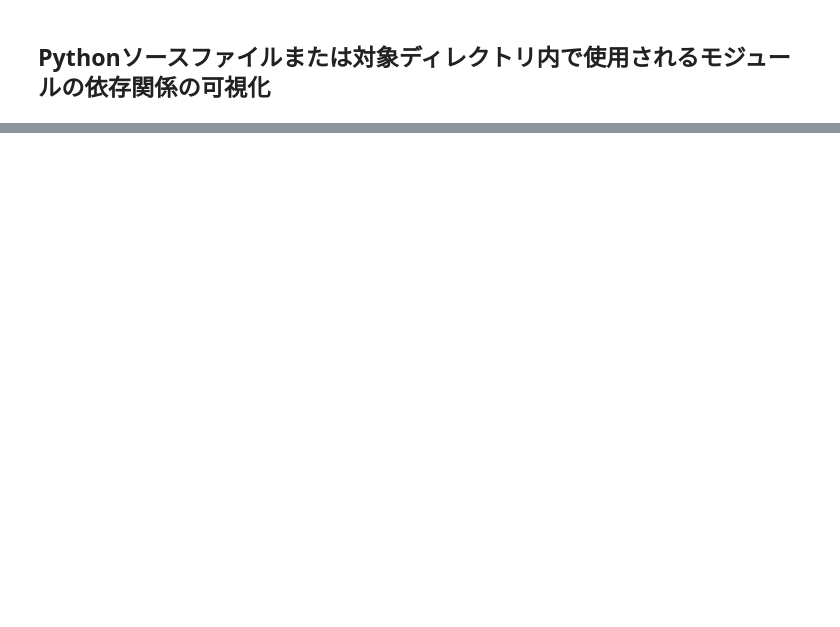
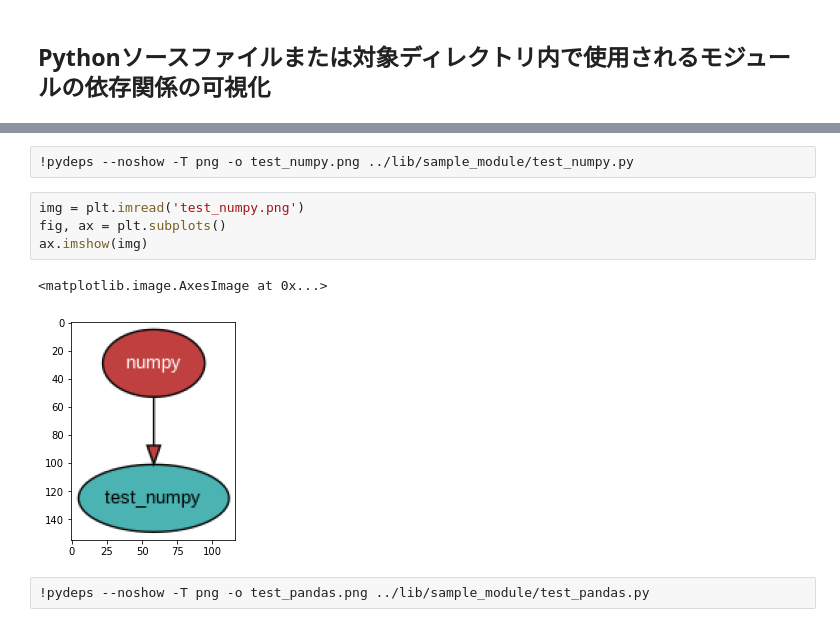
Before and after one commit to ryoma-jp/samples, a Jupyter notebook: python/module_list/notebooks/show_module_list.ipynb, the cells around one changed output, grey strips where cells are left out. Cells and saved outputs as stored; diff of their text form; blank space fills up the shorter version.

```diff
--- a/python/module_list/notebooks/show_module_list.ipynb
+++ b/python/module_list/notebooks/show_module_list.ipynb
@@ -87,0 +180,11 @@ True
+# %%
+!pydeps --noshow -T png -o test_numpy.png ../lib/sample_module/test_numpy.py
+# %%
+img = plt.imread('test_numpy.png')
+fig, ax = plt.subplots()
+ax.imshow(img)
+# %% [output]
+<matplotlib.image.AxesImage at 0x...>
+[figure, added]
+# %%
+!pydeps --noshow -T png -o test_pandas.png ../lib/sample_module/test_pandas.py
```
Also changed, not shown: parts of 16 cells of this notebook, 7 other files.
